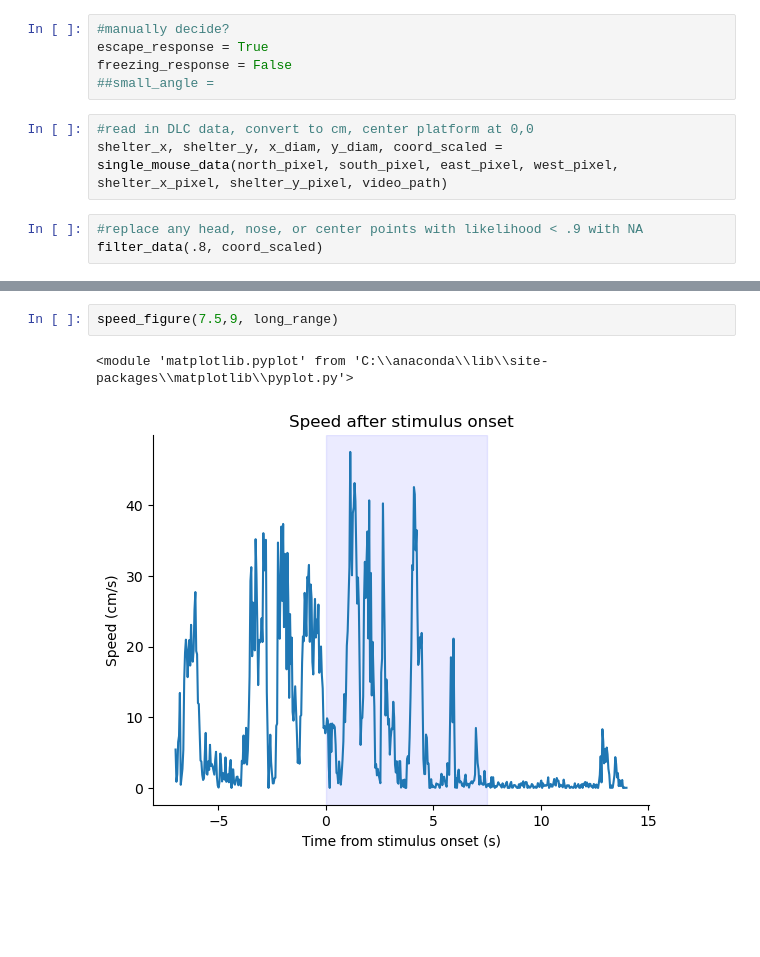
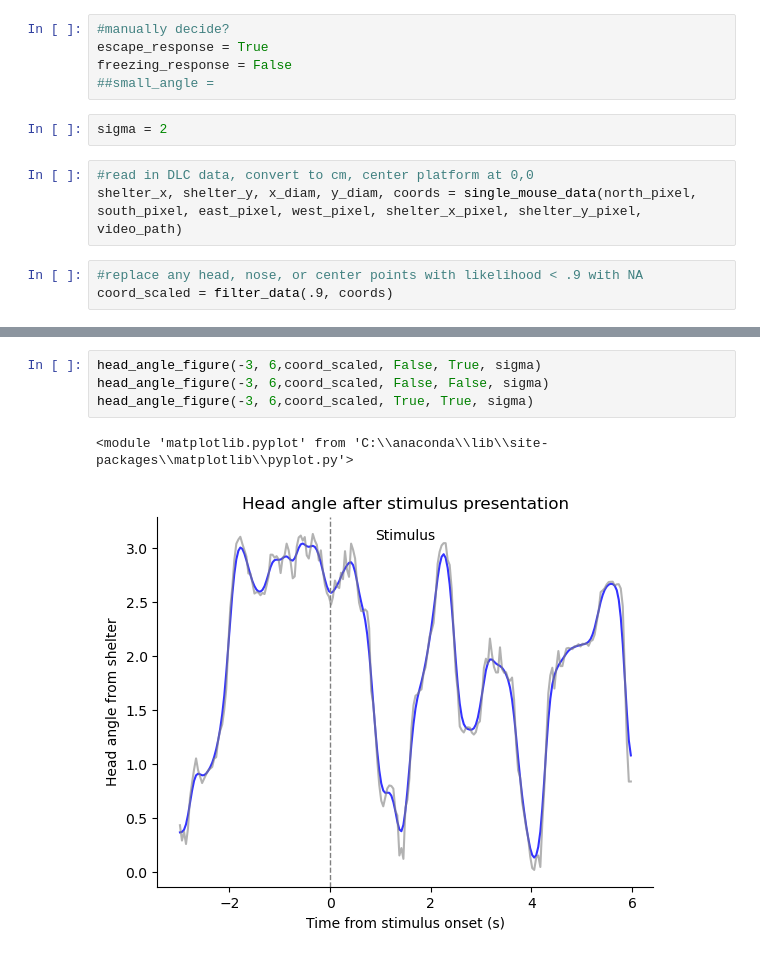
Before and after one commit to Lindsey-Christinger/behaviorAnalysis, a Jupyter notebook: D1D2/D1/D1_M1.ipynb, the cells around one changed output, grey strips where cells are left out. Cells and saved outputs as stored; diff of their text form; blank space fills up the shorter version.

Commit message:
D1 with new dataframe ranges and smoothed curves

```diff
--- a/D1D2/D1/D1_M1.ipynb
+++ b/D1D2/D1/D1_M1.ipynb
@@ -29,9 +29,11 @@ escape_done = 4.3 #time mouse reaches shelter location
 escape_response = True
 freezing_response = False
 ##small_angle =
+# %%
+sigma = 2
 # %%
 #read in DLC data, convert to cm, center platform at 0,0
-shelter_x, shelter_y, x_diam, y_diam, coord_scaled = single_mouse_data(north_pixel, south_pixel, east_pixel, west_pixel, shelter_x_pixel, shelter_y_pixel, video_path)
+shelter_x, shelter_y, x_diam, y_diam, coords = single_mouse_data(north_pixel, south_pixel, east_pixel, west_pixel, shelter_x_pixel, shelter_y_pixel, video_path)
 # %%
 #replace any head, nose, or center points with likelihood < .9 with NA
-filter_data(.8, coord_scaled)
+coord_scaled = filter_data(.9, coords)
@@ -127,5 +93,7 @@ speed_figure(six_second['time_set'].iloc[-1],4, six_second)
 # %%
-speed_figure(7.5,9, long_range)
+head_angle_figure(-3, 6,coord_scaled, False, True, sigma)
+head_angle_figure(-3, 6,coord_scaled, False, False, sigma)
+head_angle_figure(-3, 6,coord_scaled, True, True, sigma)
 # %% [output]
 <module 'matplotlib.pyplot' from 'C:\\anaconda\\lib\\site-packages\\matplotlib\\pyplot.py'>
-[figure, old version]
+[figure, new version]
```
Also changed, not shown: parts of 33 cells of this notebook, 3 other files.
